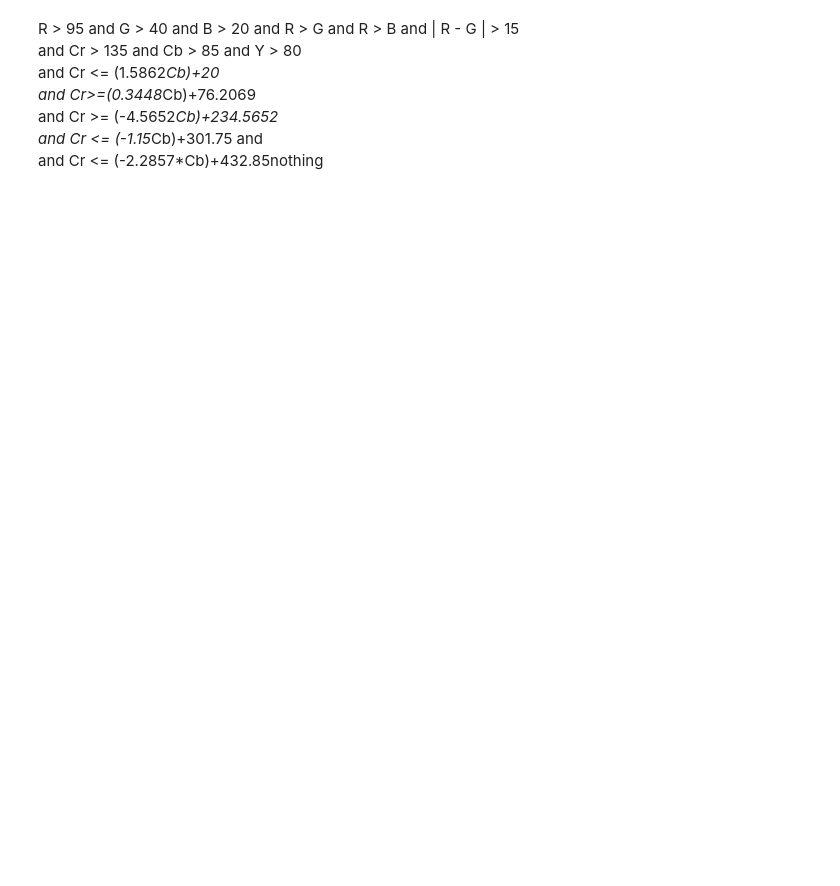
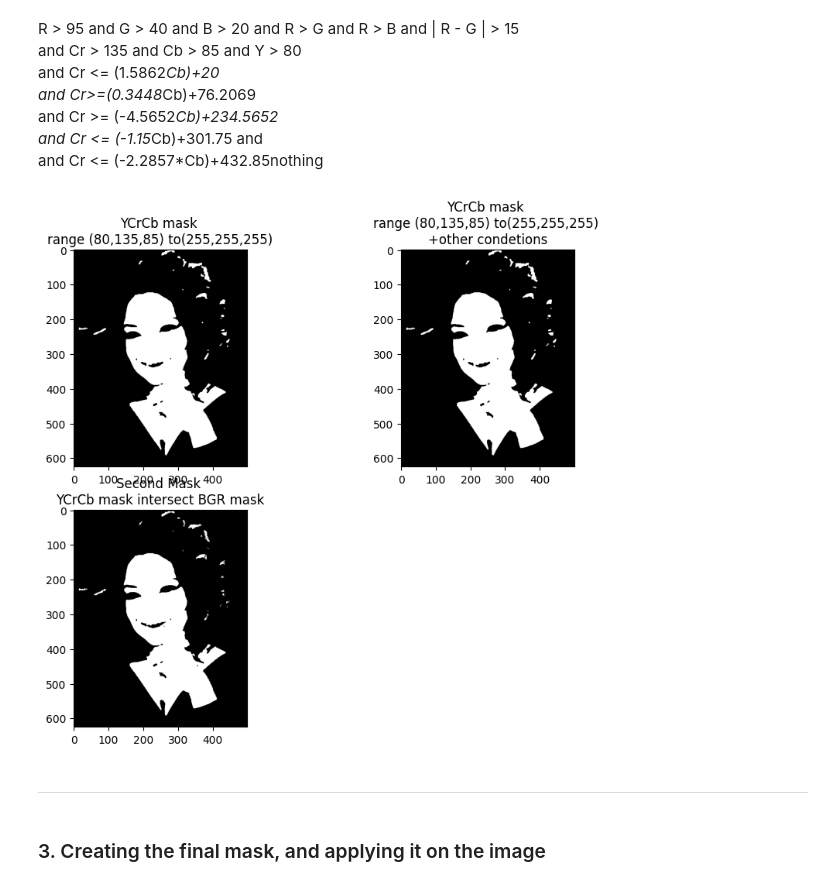
Before and after one commit to MelikaRad/CV_SkinDetection, a Jupyter notebook: CV_SkinDetection.ipynb, the cells around one changed output. Drawn from its saved outputs; the diff is of its cells as text; code cells hidden in the pictures; blank space fills up the shorter version.

```diff
--- a/CV_SkinDetection.ipynb
+++ b/CV_SkinDetection.ipynb
@@ -107,0 +128,30 @@ and Cr <= (-2.2857*Cb)+432.85nothing
+# %%
+# Cr > 135 and Cb > 85 and Y > 80
+ycrcb_mask= cv2.inRange(ycrcb, (80,135,85), (255,255,255))
+ycrcb_mask= cv2.morphologyEx(ycrcb_mask, cv2.MORPH_OPEN, kernel)
+ycrcb_mask= cv2.morphologyEx(ycrcb_mask, cv2.MORPH_CLOSE, kernel)
+
+# get a copy of the mask until now for later visualization
+ycrcb_mask_ranged = ycrcb_mask.copy()
+
+# rest of the conditions
+Cr = ycrcb[:,:,1]
+Cb = ycrcb[:,:,2]
+
+idx = ((Cr<=(1.5862*Cb)+20)&(Cr>=(0.3448*Cb)+76.2069)&(Cr>=(-4.5652*Cb)+234.5652) \
+      &(Cr<=(-1.15*Cb)+301.75)&(Cr<=(-2.2857*Cb)+432.85)).astype('uint8')
+
+ycrcb_mask = cv2.bitwise_and(ycrcb_mask, idx)
+# %%
+second_mask = cv2.bitwise_and(bgr_mask, ycrcb_mask)
+# %%
+plt.figure(figsize = (10,8))
+plt.subplot(221); plt.imshow(ycrcb_mask_ranged, cmap='gray'); plt.title('YCrCb mask \nrange (80,135,85) to(255,255,255)');
+plt.subplot(222); plt.imshow(ycrcb_mask, cmap='gray'); plt.title('YCrCb mask \nrange (80,135,85) to(255,255,255) \n+other condetions');
+plt.subplot(223); plt.imshow(second_mask, cmap='gray'); plt.title('Second Mask \nYCrCb mask intersect BGR mask');
+# %% [output]
+[figure, added]
+# %% [markdown]
+___
+# %% [markdown]
+### 3. Creating the final mask, and applying it on the image
```
Also changed, not shown: parts of 19 cells of this notebook.
